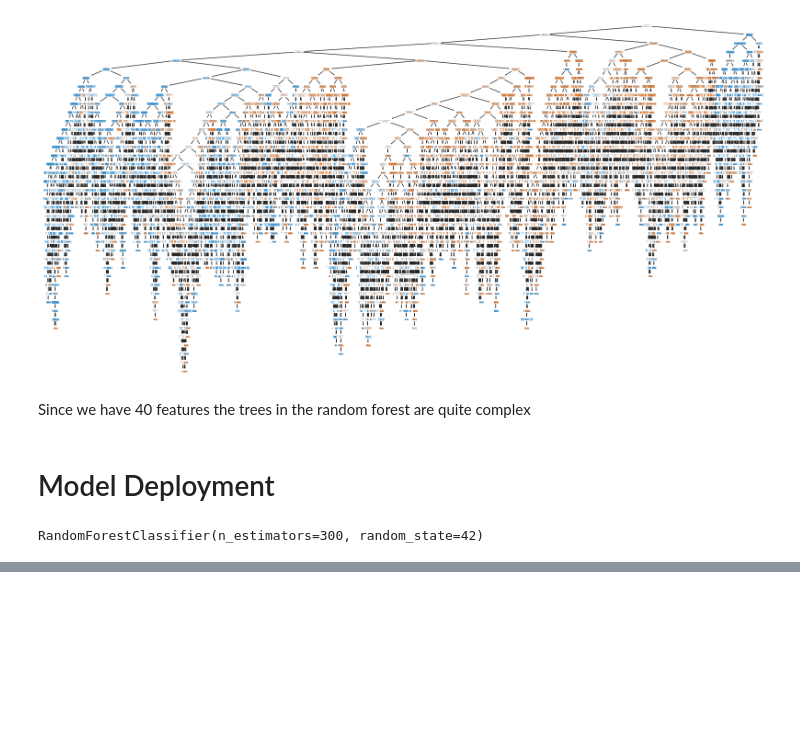
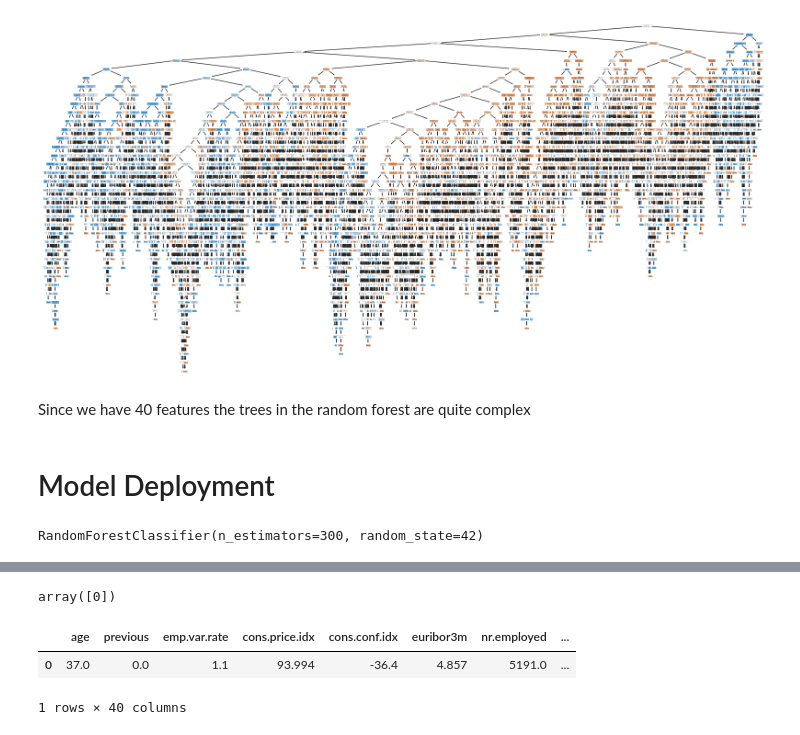
Before and after one commit to melihkurtaran/Bank_Marketing, a Jupyter notebook: TOM_Case.ipynb, the cells around one changed output, grey strips where cells are left out. Cells and saved outputs as stored; diff of their text form; code cells hidden in the pictures; blank space fills up the shorter version.

```diff
--- a/TOM_Case.ipynb
+++ b/TOM_Case.ipynb
@@ -864,0 +1008,7 @@ RandomForestClassifier(n_estimators=300, random_state=42)
+# %%
+import json
+
+sample_dict = X_encoded.iloc[435].to_dict()
+sample_json = json.dumps(sample_dict, indent=4)
+
+print(sample_json)
@@ -864,0 +1111,9 @@ RandomForestClassifier(n_estimators=300, random_state=42)
+# %%
+# Define the file path for the JSON file
+file_path = "data.json"
+
+# Read the JSON data from the file into a variable
+with open(file_path, "r") as json_file:
+    sample_json = json.load(json_file)
+
+type(sample_json)
@@ -864,0 +1142,12 @@ RandomForestClassifier(n_estimators=300, random_state=42)
+# %%
+if type(sample_json) == dict:
+    x = pd.DataFrame([sample_json])
+model.predict(x)
+# %% [output]
+array([0])
+# %%
+x
+# %% [output]
+|  | age | previous | emp.var.rate | cons.price.idx | cons.conf.idx | euribor3m | nr.employed | ... |
+| 0 | 37.0 | 0.0 | 1.1 | 93.994 | -36.4 | 4.857 | 5191.0 | ... |
+1 rows × 40 columns
```
Also changed, not shown: parts of 14 cells of this notebook.
